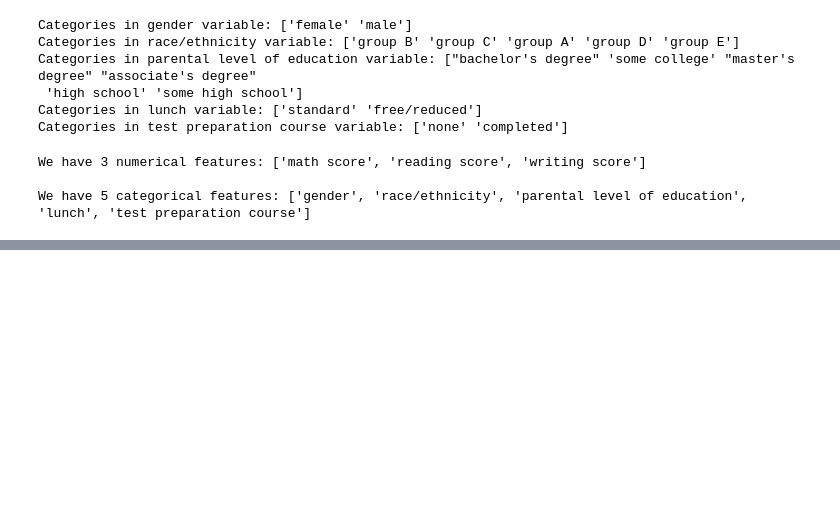
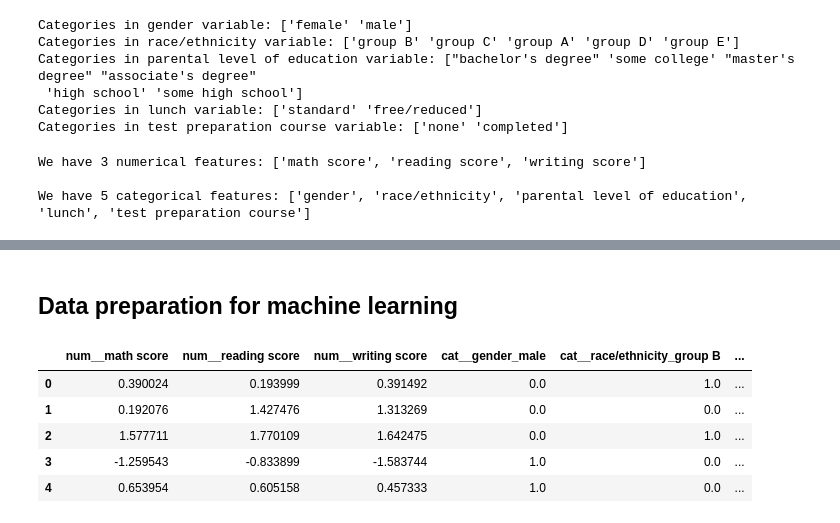
Before and after one commit to hdkshetty14/mlproject, a Jupyter notebook: notebook/EDA.ipynb, the cells around one changed output, grey strips where cells are left out. Drawn from its saved outputs; the diff is of its cells as text; code cells hidden in the pictures; blank space fills up the shorter version.

```diff
--- a/notebook/EDA.ipynb
+++ b/notebook/EDA.ipynb
@@ -124,0 +196,2 @@ sns.histplot(data=df, x='Average score', hue='gender', bins=50, legend=True)
+# %% [markdown]
+## Data preparation for machine learning
@@ -124,0 +202,25 @@ sns.histplot(data=df, x='Average score', hue='gender', bins=50, legend=True)
+# %%
+numeric_features=['math score', 'reading score', 'writing score']
+categorical_features=['gender', 'race/ethnicity', 'parental level of education', 'lunch', 'test preparation course']
+# %%
+scaler=StandardScaler()
+encoder=OneHotEncoder(drop='first', sparse=False)
+# %%
+preprocessor=ColumnTransformer(
+    transformers=[
+        ("num", scaler, numeric_features),
+        ("cat", encoder, categorical_features)
+    ])
+# %%
+preprocessed=preprocessor.fit_transform(df)
+column_names=preprocessor.get_feature_names_out()
+# %%
+preprocessed_data= pd.DataFrame(preprocessed, columns=column_names)
+preprocessed_data.head()
+# %% [output]
+|  | num__math score | num__reading score | num__writing score | cat__gender_male | cat__race/ethnicity_group B | ... |
+| 0 | 0.390024 | 0.193999 | 0.391492 | 0.0 | 1.0 | ... |
+| 1 | 0.192076 | 1.427476 | 1.313269 | 0.0 | 0.0 | ... |
+| 2 | 1.577711 | 1.770109 | 1.642475 | 0.0 | 1.0 | ... |
+| 3 | -1.259543 | -0.833899 | -1.583744 | 1.0 | 0.0 | ... |
+| 4 | 0.653954 | 0.605158 | 0.457333 | 1.0 | 0.0 | ... |
```
Also changed, not shown: parts of 18 cells of this notebook, 16 other files.
